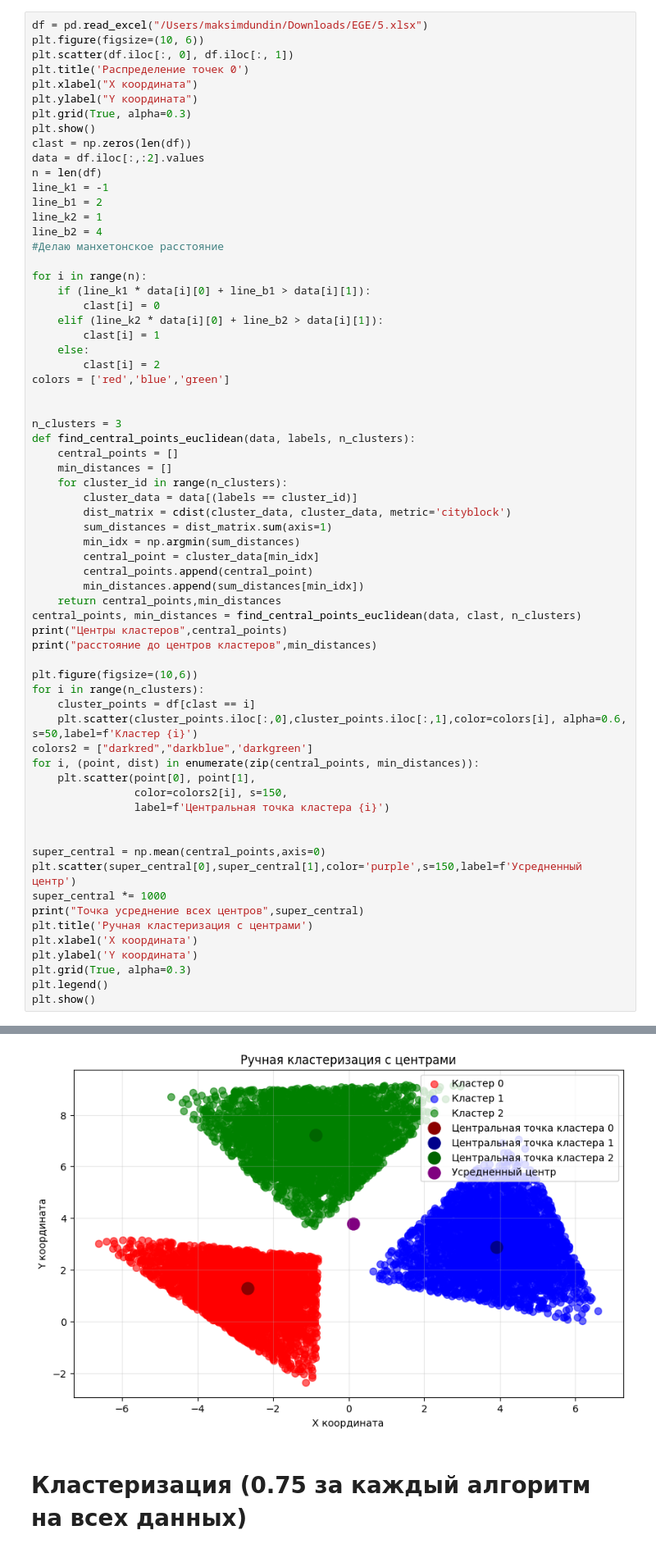
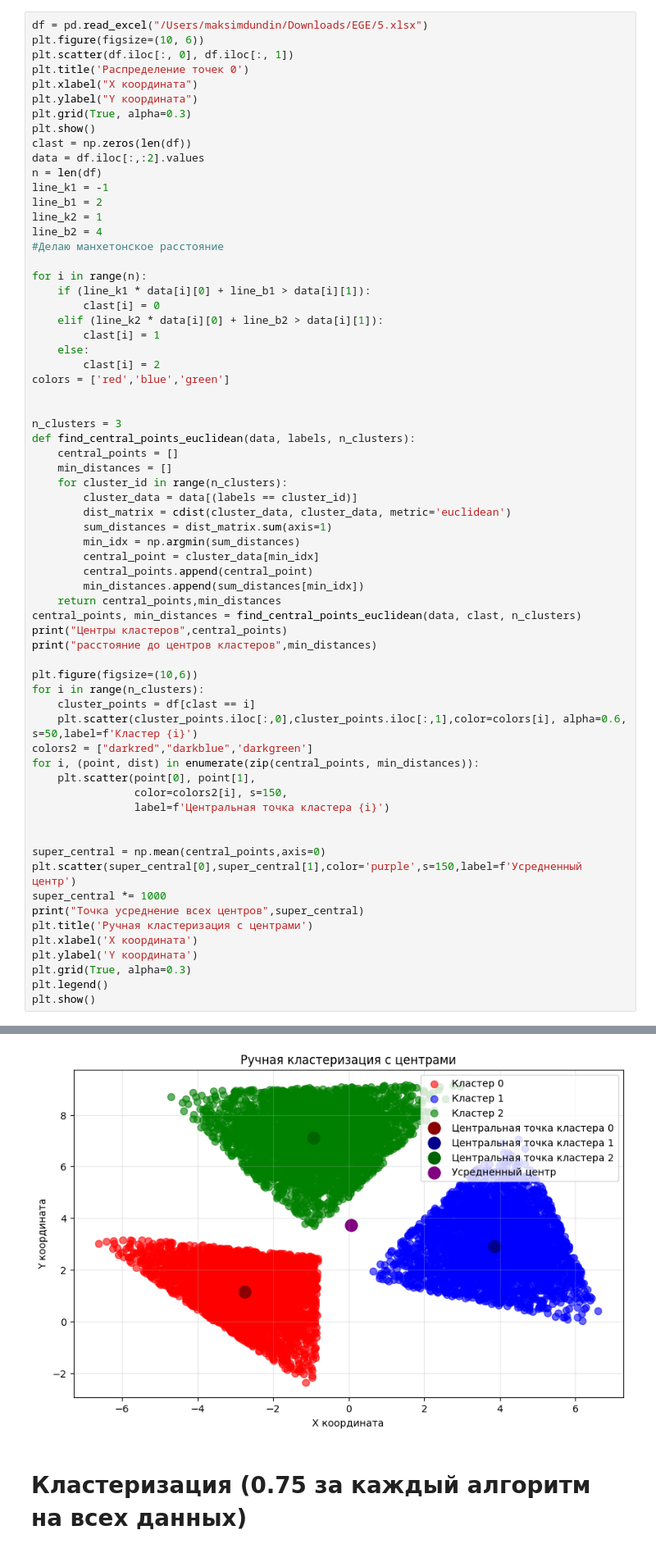
Before and after one commit to MaksimXXD/ML, a Jupyter notebook: Task EGE/HW.ipynb, the cells around one changed output, grey strips where cells are left out. Shown at 82% size. Saved outputs shown, nothing was run; the diff lists cells and outputs as text.

```diff
--- a/Task EGE/HW.ipynb
+++ b/Task EGE/HW.ipynb
@@ -379,7 +379,7 @@ def find_central_points_euclidean(data, labels, n_clusters):
     min_distances = []
     for cluster_id in range(n_clusters):
         cluster_data = data[(labels == cluster_id)]
-        dist_matrix = cdist(cluster_data, cluster_data, metric='cityblock')
+        dist_matrix = cdist(cluster_data, cluster_data, metric='euclidean')
         sum_distances = dist_matrix.sum(axis=1)
         min_idx = np.argmin(sum_distances)
         central_point = cluster_data[min_idx]
@@ -419,4 +419,4 @@ plt.show()
-[figure, old version]
+[figure, new version]
 # %% [markdown]
 # Кластеризация (0.75 за каждый алгоритм на всех данных)
 # %% [markdown]
```
Also changed, not shown: parts of 1 cell of this notebook.
